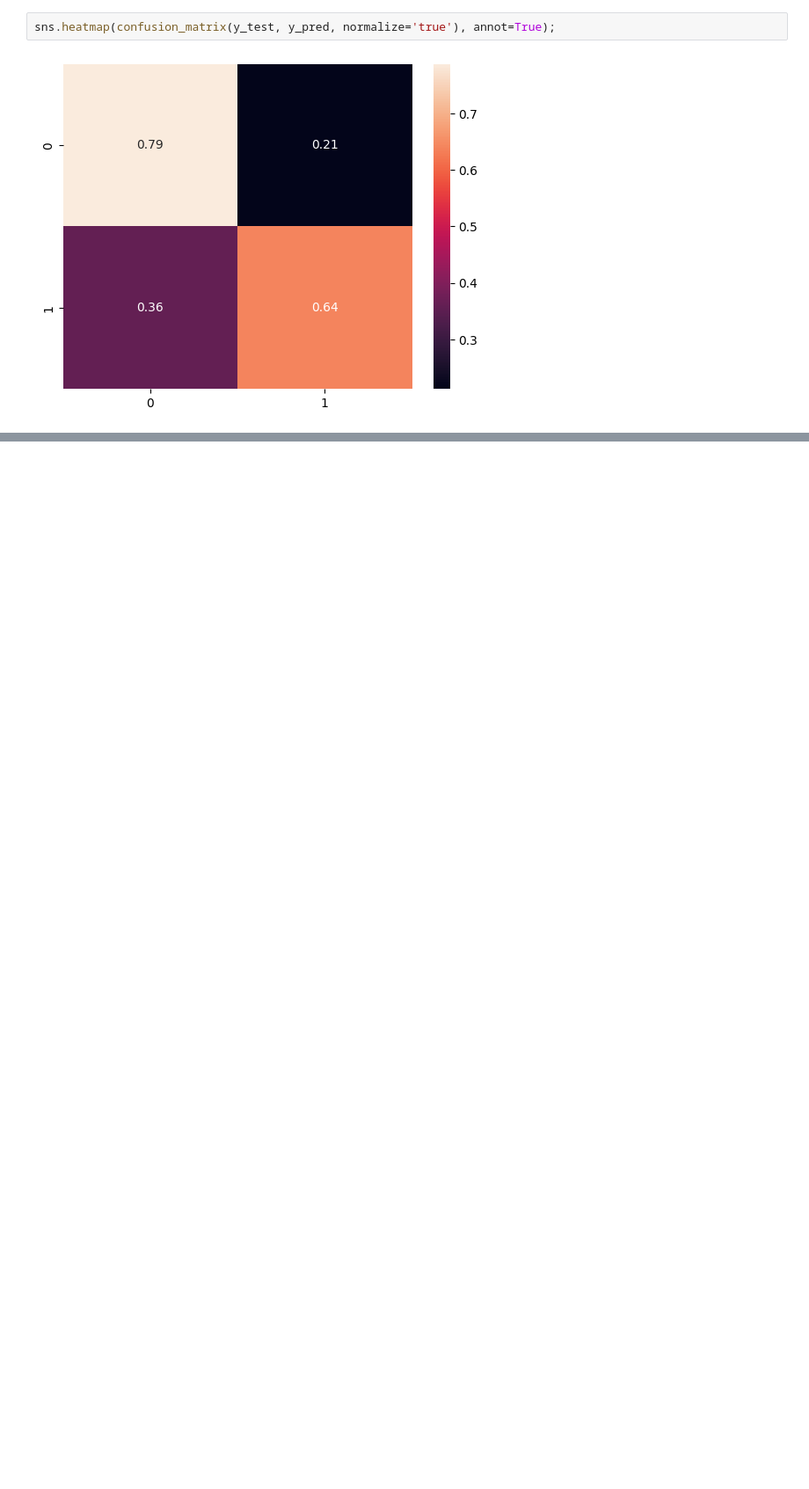
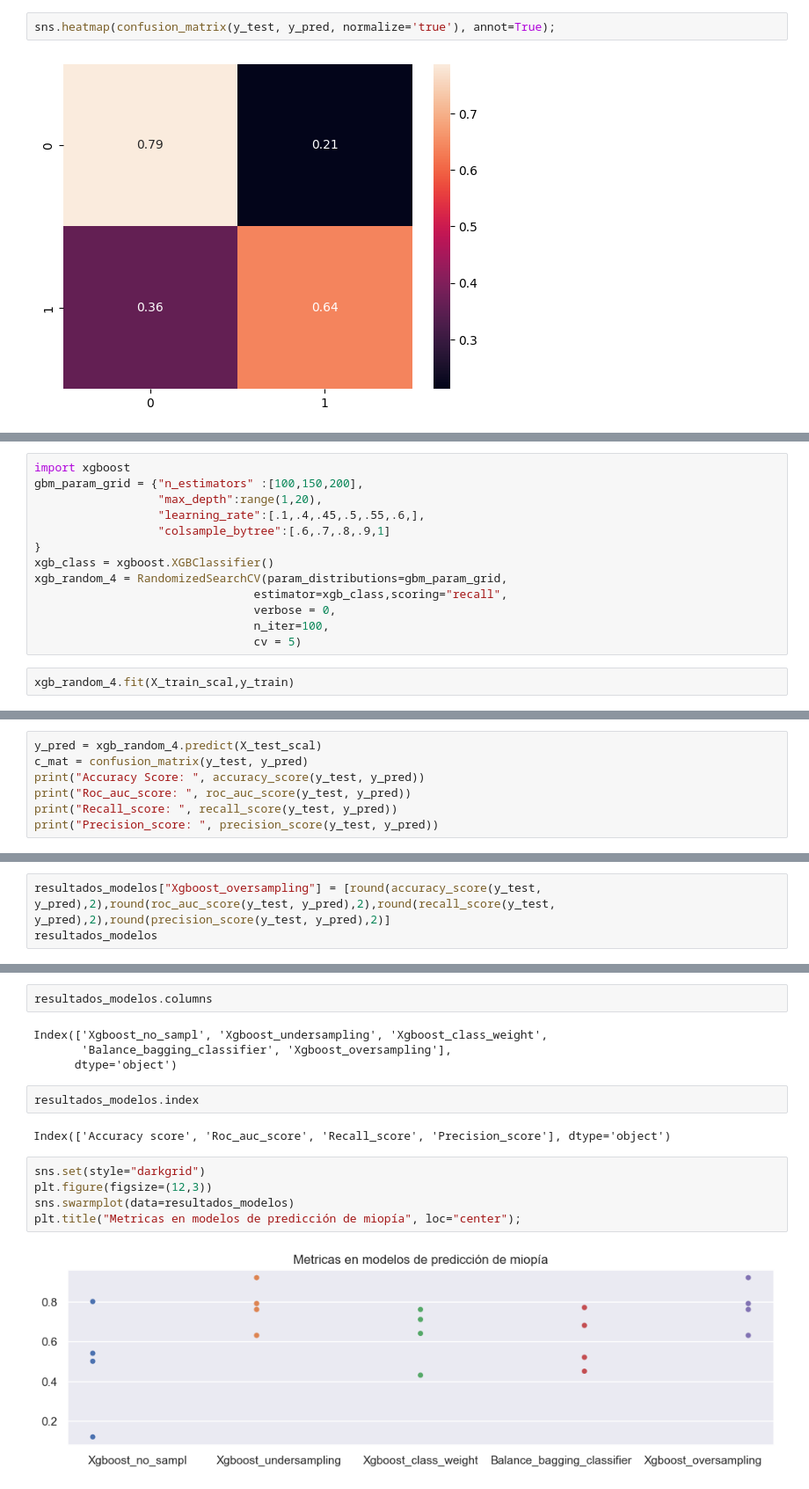
Before and after one commit to Kuja182/Data-Science-PortFolio, a Jupyter notebook: Relevancia_defectos_ópticos/src/notebooks/miopia_ml.ipynb, the cells around one changed output, grey strips where cells are left out. Shown: that part at 88% size. Saved outputs shown, nothing was run; the diff lists cells and outputs as text; blank space fills up the shorter version.

Commit message:
modelos entrenados clasificacion

```diff
--- a/Relevancia_defectos_ópticos/src/notebooks/miopia_ml.ipynb
+++ b/Relevancia_defectos_ópticos/src/notebooks/miopia_ml.ipynb
@@ -289,0 +384,15 @@ sns.heatmap(confusion_matrix(y_test, y_pred, normalize='true'), annot=True);
+# %%
+import xgboost
+gbm_param_grid = {"n_estimators" :[100,150,200],
+                  "max_depth":range(1,20),
+                  "learning_rate":[.1,.4,.45,.5,.55,.6,],
+                  "colsample_bytree":[.6,.7,.8,.9,1]
+}
+xgb_class = xgboost.XGBClassifier()
+xgb_random_4 = RandomizedSearchCV(param_distributions=gbm_param_grid,
+                                estimator=xgb_class,scoring="recall",
+                                verbose = 0,
+                                n_iter=100,
+                                cv = 5)
+# %%
+xgb_random_4.fit(X_train_scal,y_train)
@@ -289,0 +417,7 @@ sns.heatmap(confusion_matrix(y_test, y_pred, normalize='true'), annot=True);
+# %%
+y_pred = xgb_random_4.predict(X_test_scal)
+c_mat = confusion_matrix(y_test, y_pred)
+print("Accuracy Score: ", accuracy_score(y_test, y_pred))
+print("Roc_auc_score: ", roc_auc_score(y_test, y_pred))
+print("Recall_score: ", recall_score(y_test, y_pred))
+print("Precision_score: ", precision_score(y_test, y_pred))
@@ -289,0 +429,3 @@ sns.heatmap(confusion_matrix(y_test, y_pred, normalize='true'), annot=True);
+# %%
+resultados_modelos["Xgboost_oversampling"] = [round(accuracy_score(y_test, y_pred),2),round(roc_auc_score(y_test, y_pred),2),round(recall_score(y_test, y_pred),2),round(precision_score(y_test, y_pred),2)]
+resultados_modelos
@@ -289,0 +438,17 @@ sns.heatmap(confusion_matrix(y_test, y_pred, normalize='true'), annot=True);
+# %%
+resultados_modelos.columns
+# %% [output]
+Index(['Xgboost_no_sampl', 'Xgboost_undersampling', 'Xgboost_class_weight',
+       'Balance_bagging_classifier', 'Xgboost_oversampling'],
+      dtype='object')
+# %%
+resultados_modelos.index
+# %% [output]
+Index(['Accuracy score', 'Roc_auc_score', 'Recall_score', 'Precision_score'], dtype='object')
+# %%
+sns.set(style="darkgrid")
+plt.figure(figsize=(12,3))
+sns.swarmplot(data=resultados_modelos)
+plt.title("Metricas en modelos de predicción de miopía", loc="center");
+# %% [output]
+[figure, added]
```
Also changed, not shown: parts of 35 cells of this notebook, 1 other file.
